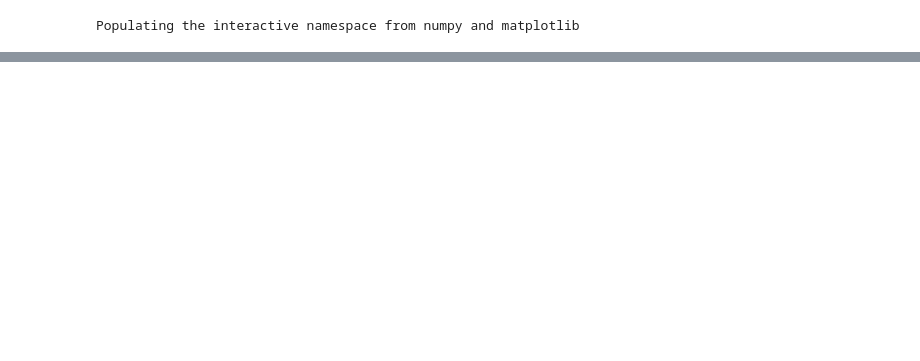
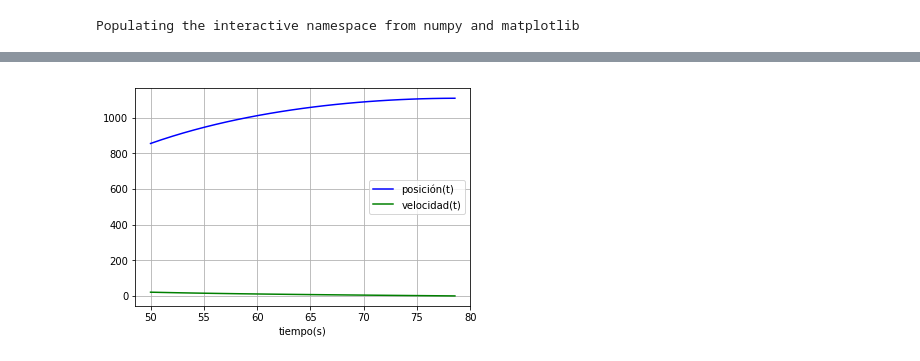
Before and after one commit to nvalencia/Herramientas-Computacionales-IMEC3602, a Jupyter notebook: Talleres/Taller 2/Taller 2.ipynb, the cells around one changed output, grey strips where cells are left out. Saved outputs shown, nothing was run; the diff lists cells and outputs as text; code cells hidden in the pictures; blank space fills up the shorter version.

```diff
--- a/Talleres/Taller 2/Taller 2.ipynb
+++ b/Talleres/Taller 2/Taller 2.ipynb
@@ -25,0 +163,4 @@ def omega(V):
+# %%
+v_1=max(sol[:,1])  #velocidad máxima aproximada del kart en m/s. Se asume que es la última posición, donde ya se ha estabilizado.
+x_1=sol[999,0] #Obtención de posición donde se llega a a velocidad máxima.
+c_ini2=[x_1,v_1]  # condiciones iniciales para desaceleración.
@@ -25,0 +176,8 @@ def omega(V):
+# %%
+t_des=linspace(t_fin,100)
+# %%
+sol2=odeint(desaceleracion,c_ini2,t_des)
+# %%
+frenado=sol2[:,1][sol2[:,1]>0]
+posicionfreno=sol2[:,0][0:size(frenado)]
+tiempofrenado=t_des[0:size(frenado)]
@@ -25,0 +193,9 @@ def omega(V):
+# %%
+plt.plot(tiempofrenado, posicionfreno, 'b', label='posición(t)')
+plt.plot(tiempofrenado, frenado, 'g', label='velocidad(t)')
+plt.xlabel('tiempo(s)')
+plt.legend(loc='best')
+plt.grid()
+plt.show()
+# %% [output]
+[figure, added]
```
Also changed, not shown: parts of 17 cells of this notebook.
